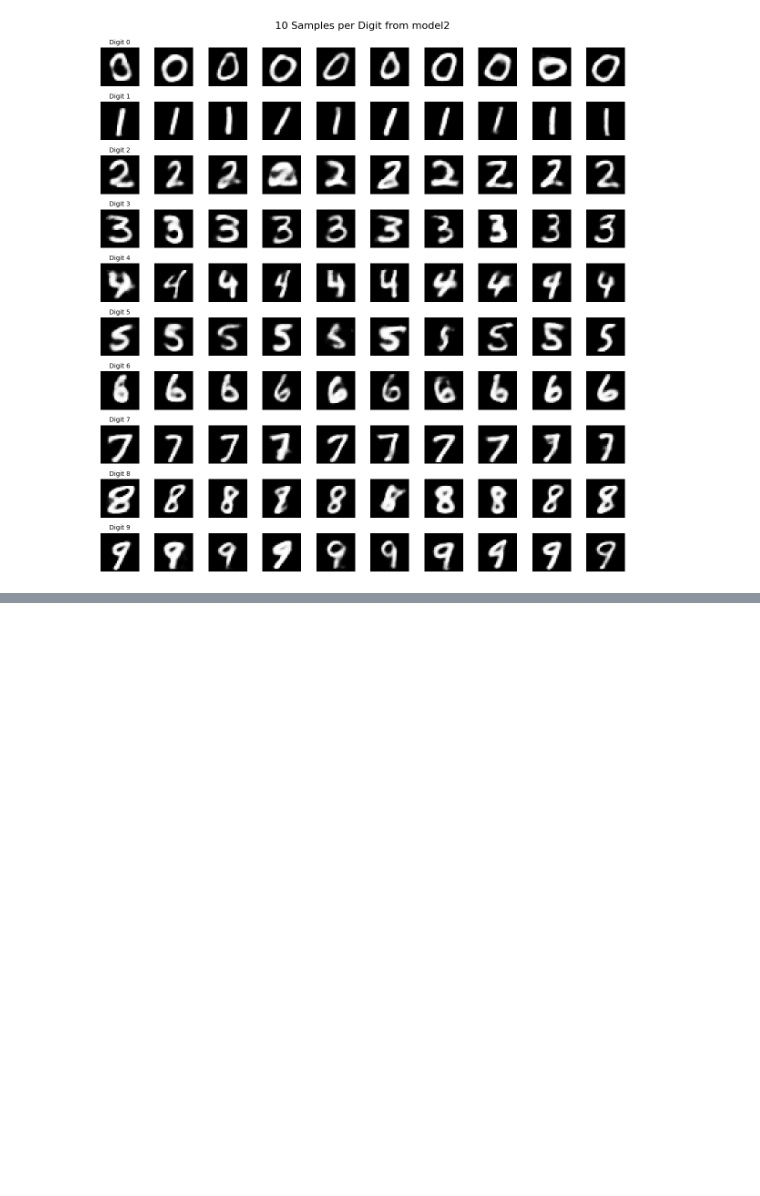
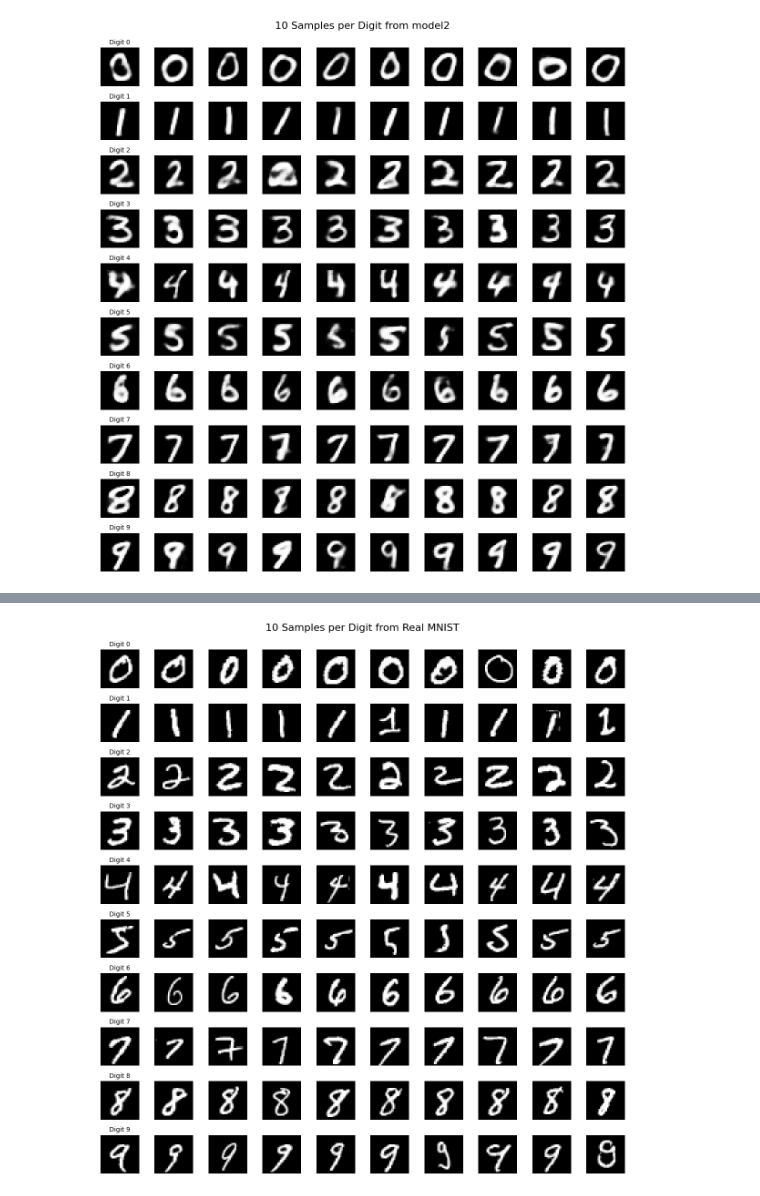
Before and after one commit to liuqiyuanhhh/Verified-Synthetic-Data, a Jupyter notebook: MNIST/vae_debug.ipynb, the cells around one changed output, grey strips where cells are left out. Saved outputs shown, nothing was run; the diff lists cells and outputs as text; code cells hidden in the pictures; blank space fills up the shorter version.

```diff
--- a/MNIST/vae_debug.ipynb
+++ b/MNIST/vae_debug.ipynb
@@ -1023,0 +1081,26 @@ plt.show()
+# %%
+# real data
+import torch
+from torchvision import datasets, transforms
+import matplotlib.pyplot as plt
+# Load real MNIST data
+transform = transforms.ToTensor()
+mnist_real = datasets.MNIST(root='./data', train=True, download=True, transform =transform)
+
+# Plot 10 samples for each digit
+fig, axes = plt.subplots(10, 10, figsize=(12, 12))
+for digit in range(10):
+    digit_indices = [i for i, (_, label) in enumerate(mnist_real) if label == digit]
+    selected_indices = digit_indices[:10]  # take first 10
+
+    for i, idx in enumerate(selected_indices):
+        ax = axes[digit, i]
+        ax.imshow(mnist_real[idx][0].squeeze(), cmap="gray")
+        ax.axis("off")
+        if i == 0:
+            ax.set_title(f"Digit {digit}", fontsize=10)
+plt.tight_layout()
+plt.suptitle("10 Samples per Digit from Real MNIST", y=1.02, fontsize=16)
+plt.show()
+# %% [output]
+[figure, added]
```
Also changed, not shown: parts of 4 cells of this notebook.
